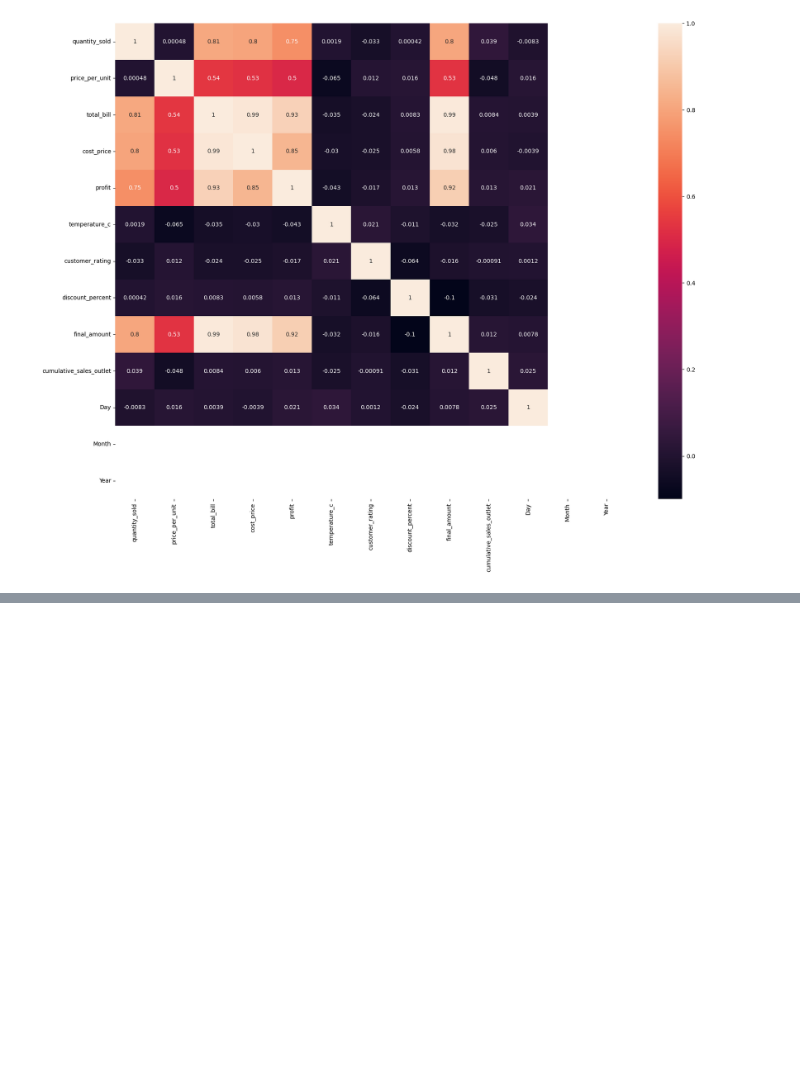
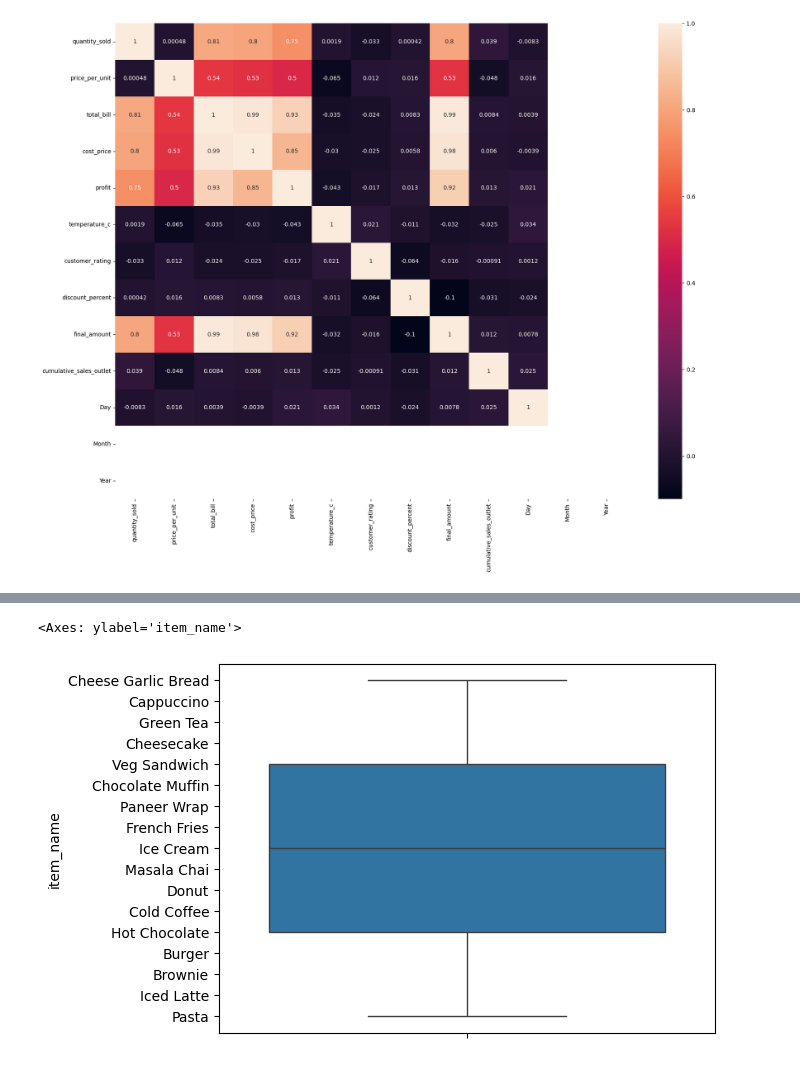
Before and after one commit to Mohini2815/Data-analysis-practice-projects, a Jupyter notebook: advanced_pune_cafe_sales_2000.ipynb, the cells around one changed output, grey strips where cells are left out. Saved outputs shown, nothing was run; the diff lists cells and outputs as text; code cells hidden in the pictures; blank space fills up the shorter version.

```diff
--- a/advanced_pune_cafe_sales_2000.ipynb
+++ b/advanced_pune_cafe_sales_2000.ipynb
@@ -873,0 +904,5 @@ sns.heatmap(corr_matrix,annot=True)
+# %%
+sns.boxplot(df['item_name'])
+# %% [output]
+<Axes: ylabel='item_name'>
+[figure, added]
```
Also changed, not shown: parts of 2 cells of this notebook.
